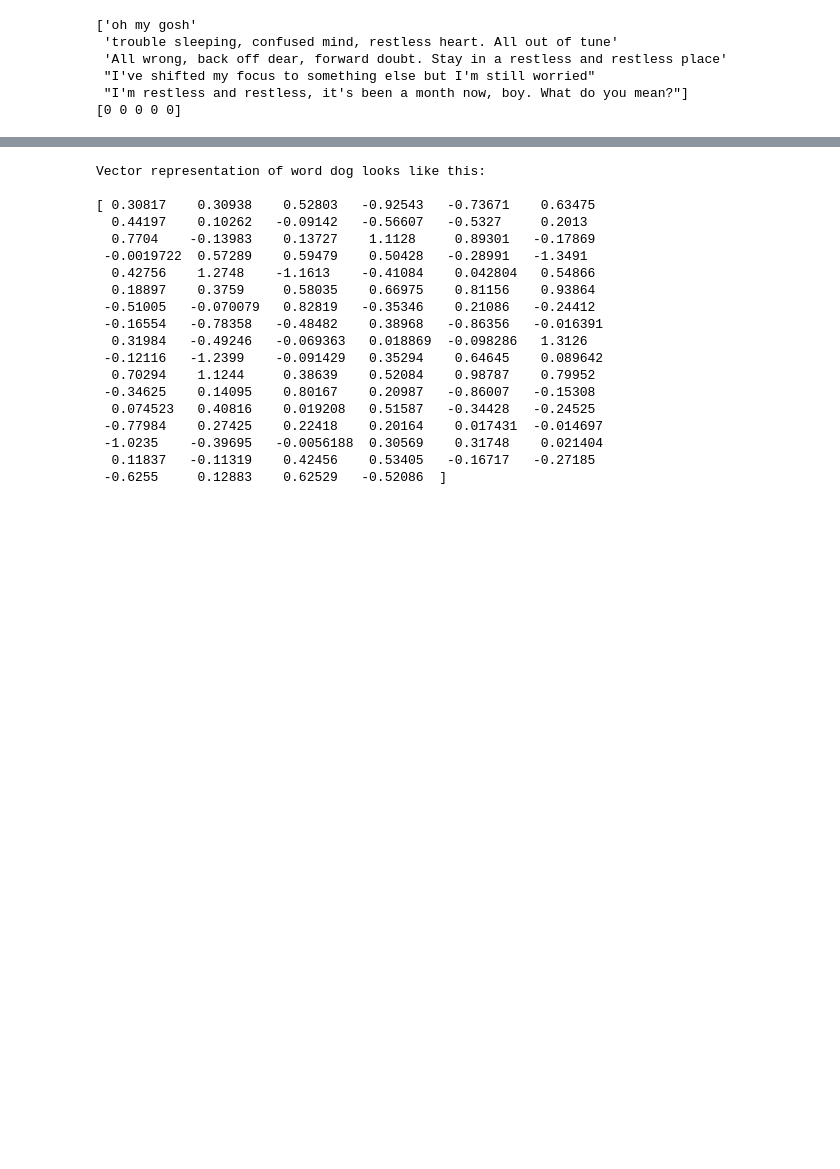
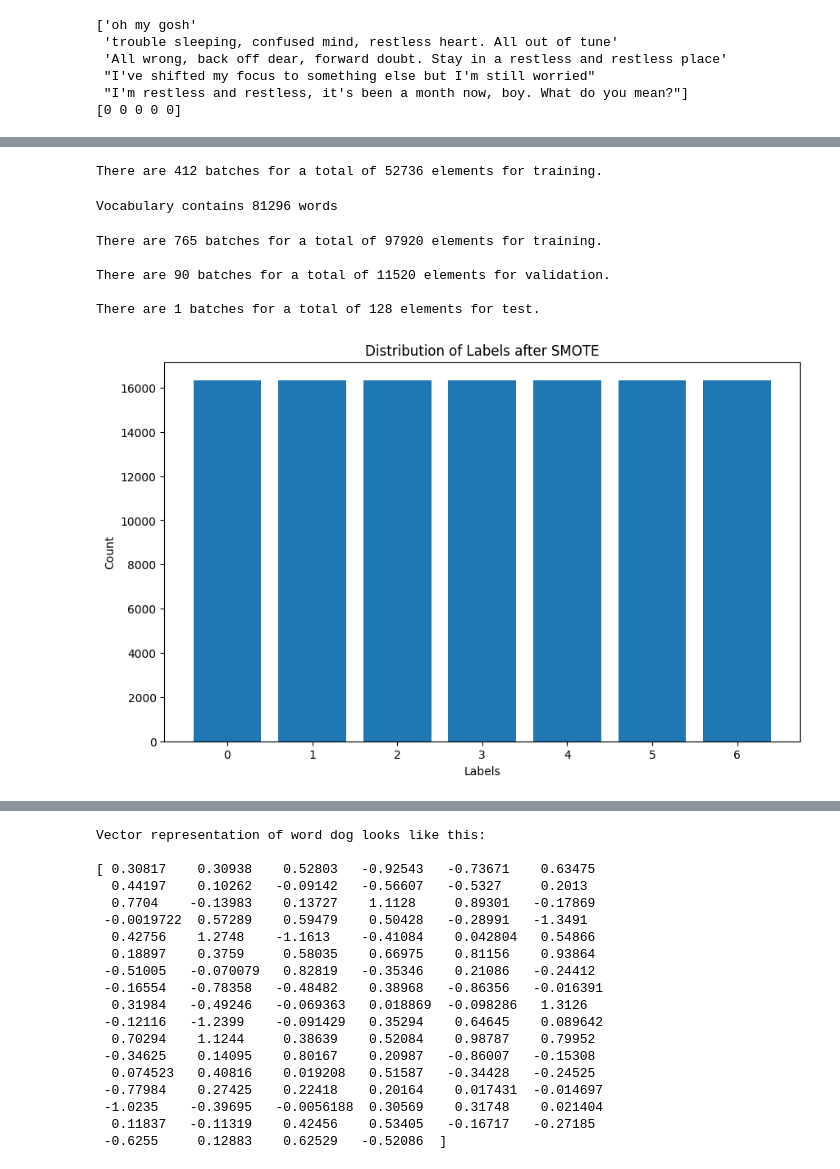
Before and after one commit to prasetyodidi/capstone-mental-health, a Jupyter notebook: mental_health_tensorflow.ipynb, the cells around one changed output, grey strips where cells are left out. Drawn from its saved outputs; the diff is of its cells as text; code cells hidden in the pictures; blank space fills up the shorter version.

```diff
--- a/mental_health_tensorflow.ipynb
+++ b/mental_health_tensorflow.ipynb
@@ -166,3 +211,17 @@ Labels of first 5 examples look like this: [0, 0, 0, 0, 0]
+# %%
+print(f"There are {len(dataset)} batches for a total of {NUM_BATCHES*len(dataset)} elements for training.\n")
+# %% [output]
+There are 412 batches for a total of 52736 elements for training.
+# %%
+text_only_dataset = dataset.map(lambda text, label: text)
+
+vectorizer = fit_vectorizer(text_only_dataset)
+
+vocab_size = vectorizer.vocabulary_size()
+
+print(f"Vocabulary contains {vocab_size} words\n")
+# %% [output]
+Vocabulary contains 81296 words
 # %%
 def train_val_test_datasets(dataset, batch_size):
     dataset_size = len(dataset)
@@ -188,0 +271,27 @@ def train_val_test_datasets(dataset, batch_size):
+# %%
+print(f"There are {len(train_dataset_vectorized)} batches for a total of {NUM_BATCHES*len(train_dataset_vectorized)} elements for training.\n")
+print(f"There are {len(val_dataset_vectorized)} batches for a total of {NUM_BATCHES*len(val_dataset_vectorized)} elements for validation.\n")
+print(f"There are {len(test_dataset)} batches for a total of {NUM_BATCHES*len(test_dataset)} elements for test.\n")
+# %% [output]
+There are 765 batches for a total of 97920 elements for training.
+
+There are 90 batches for a total of 11520 elements for validation.
+
+There are 1 batches for a total of 128 elements for test.
+# %%
+# prompt: create bar chart from variable train_dataset_vectorized
+
+import matplotlib.pyplot as plt
+
+# Assuming labels_resampled contains the resampled labels
+unique_labels, label_counts = np.unique(labels_resampled, return_counts=True)
+
+plt.figure(figsize=(10, 6))
+plt.bar(unique_labels, label_counts)
+plt.xlabel("Labels")
+plt.ylabel("Count")
+plt.title("Distribution of Labels after SMOTE")
+plt.xticks(unique_labels)  # Ensure all labels are displayed on the x-axis
+plt.show()
+# %% [output]
+[figure, added]
```
Also changed, not shown: parts of 22 cells of this notebook.
